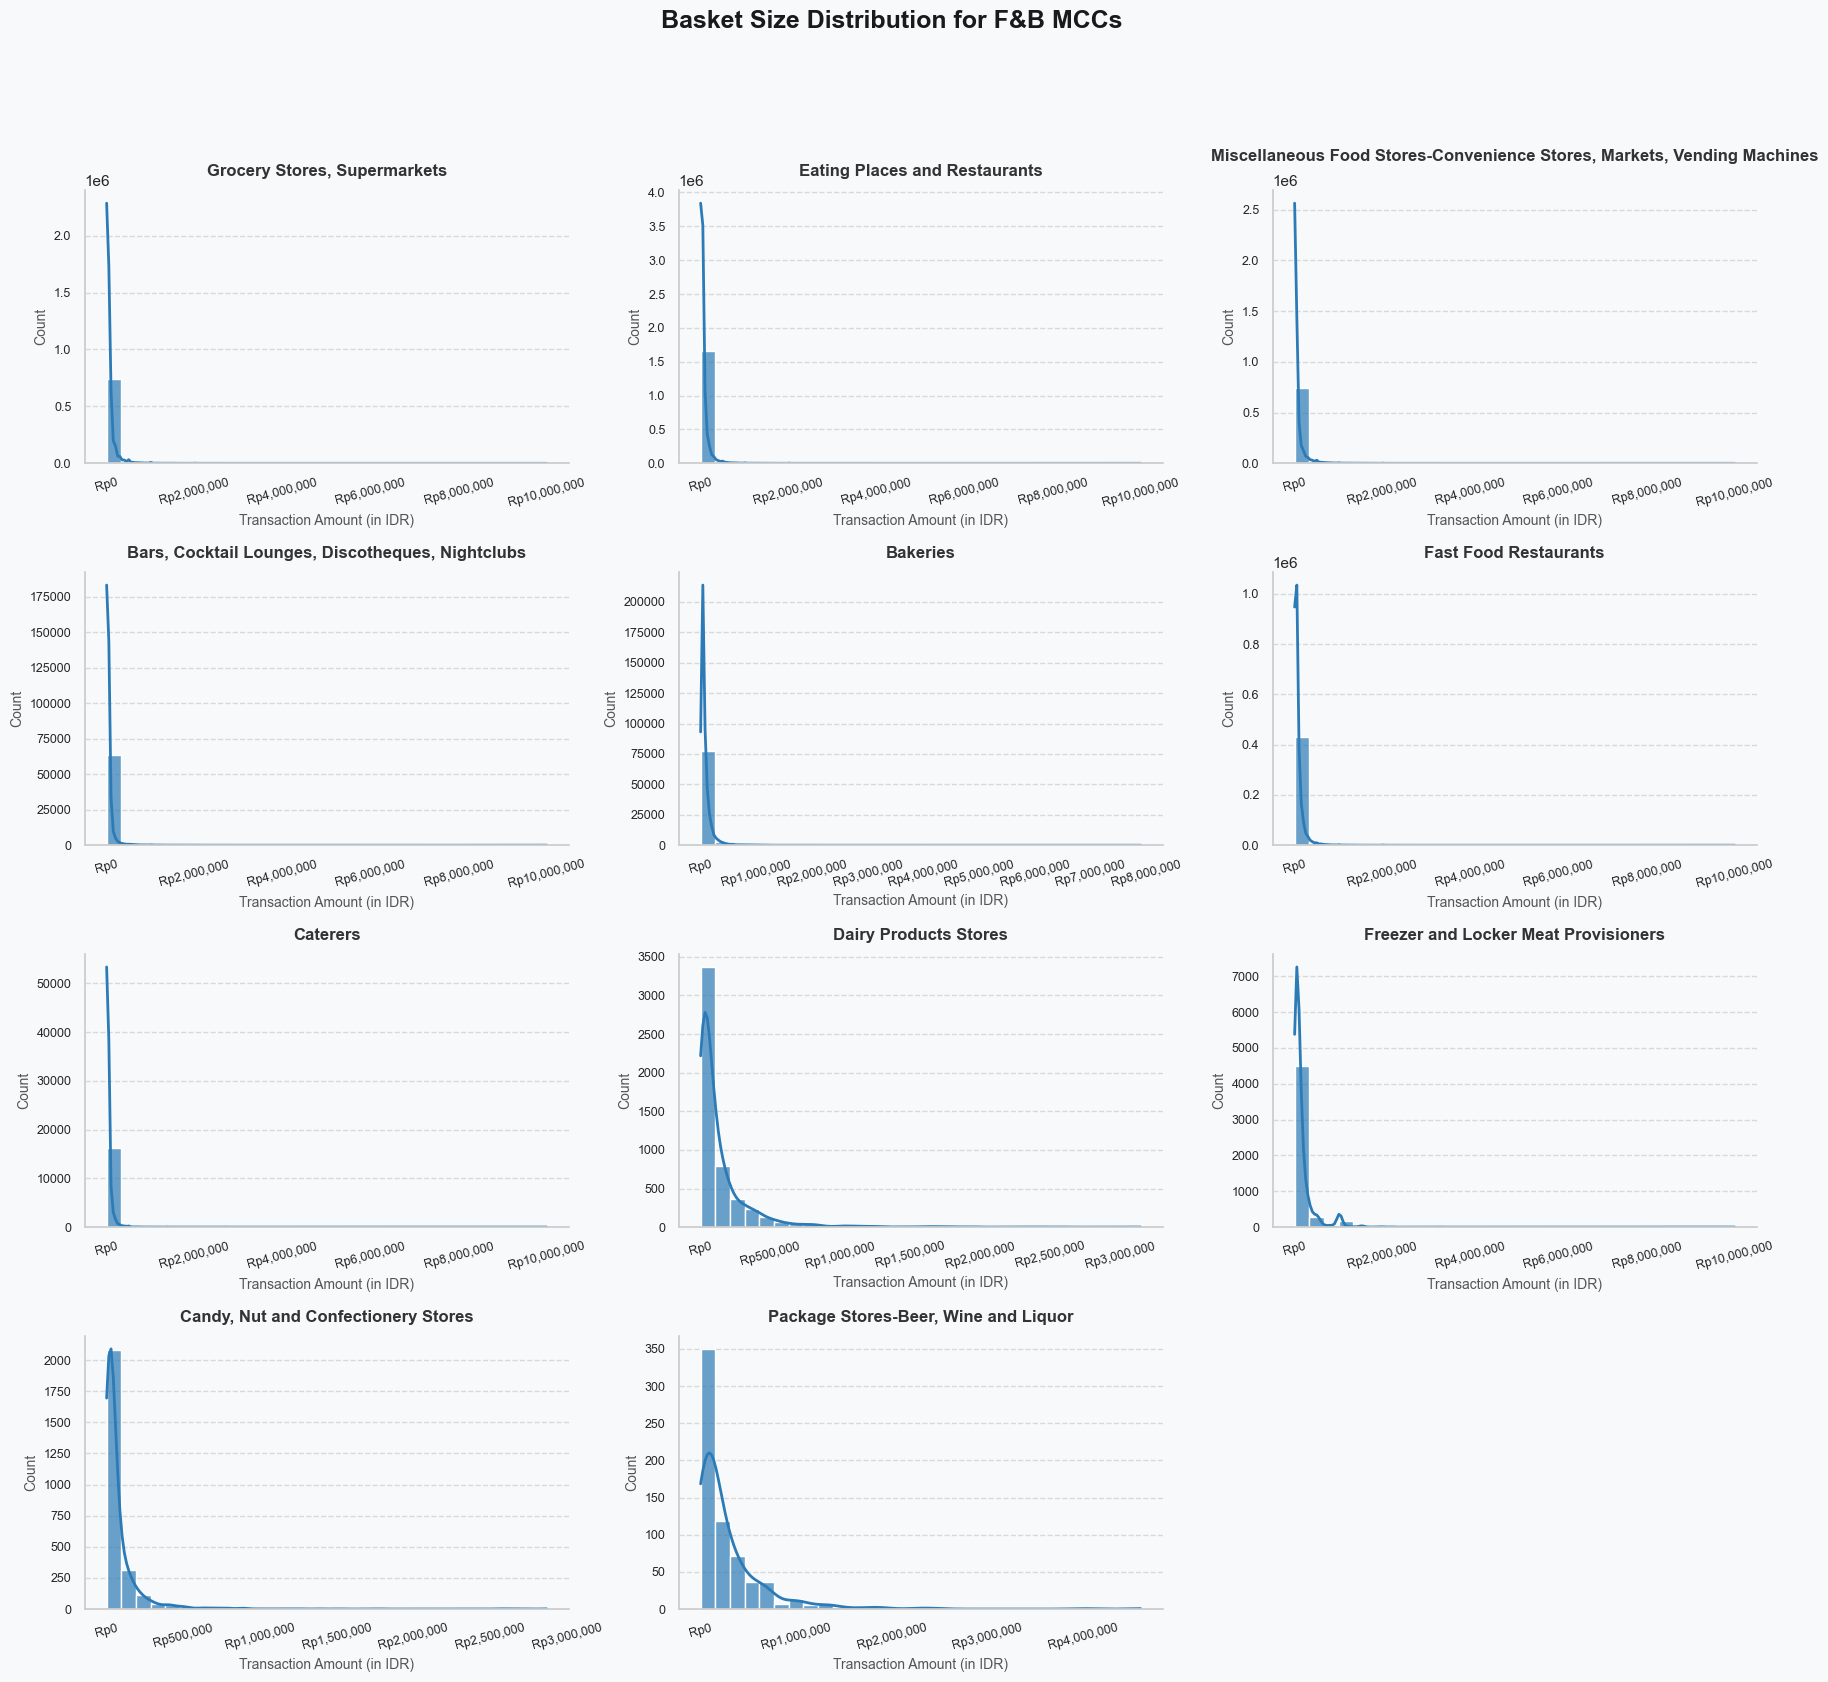
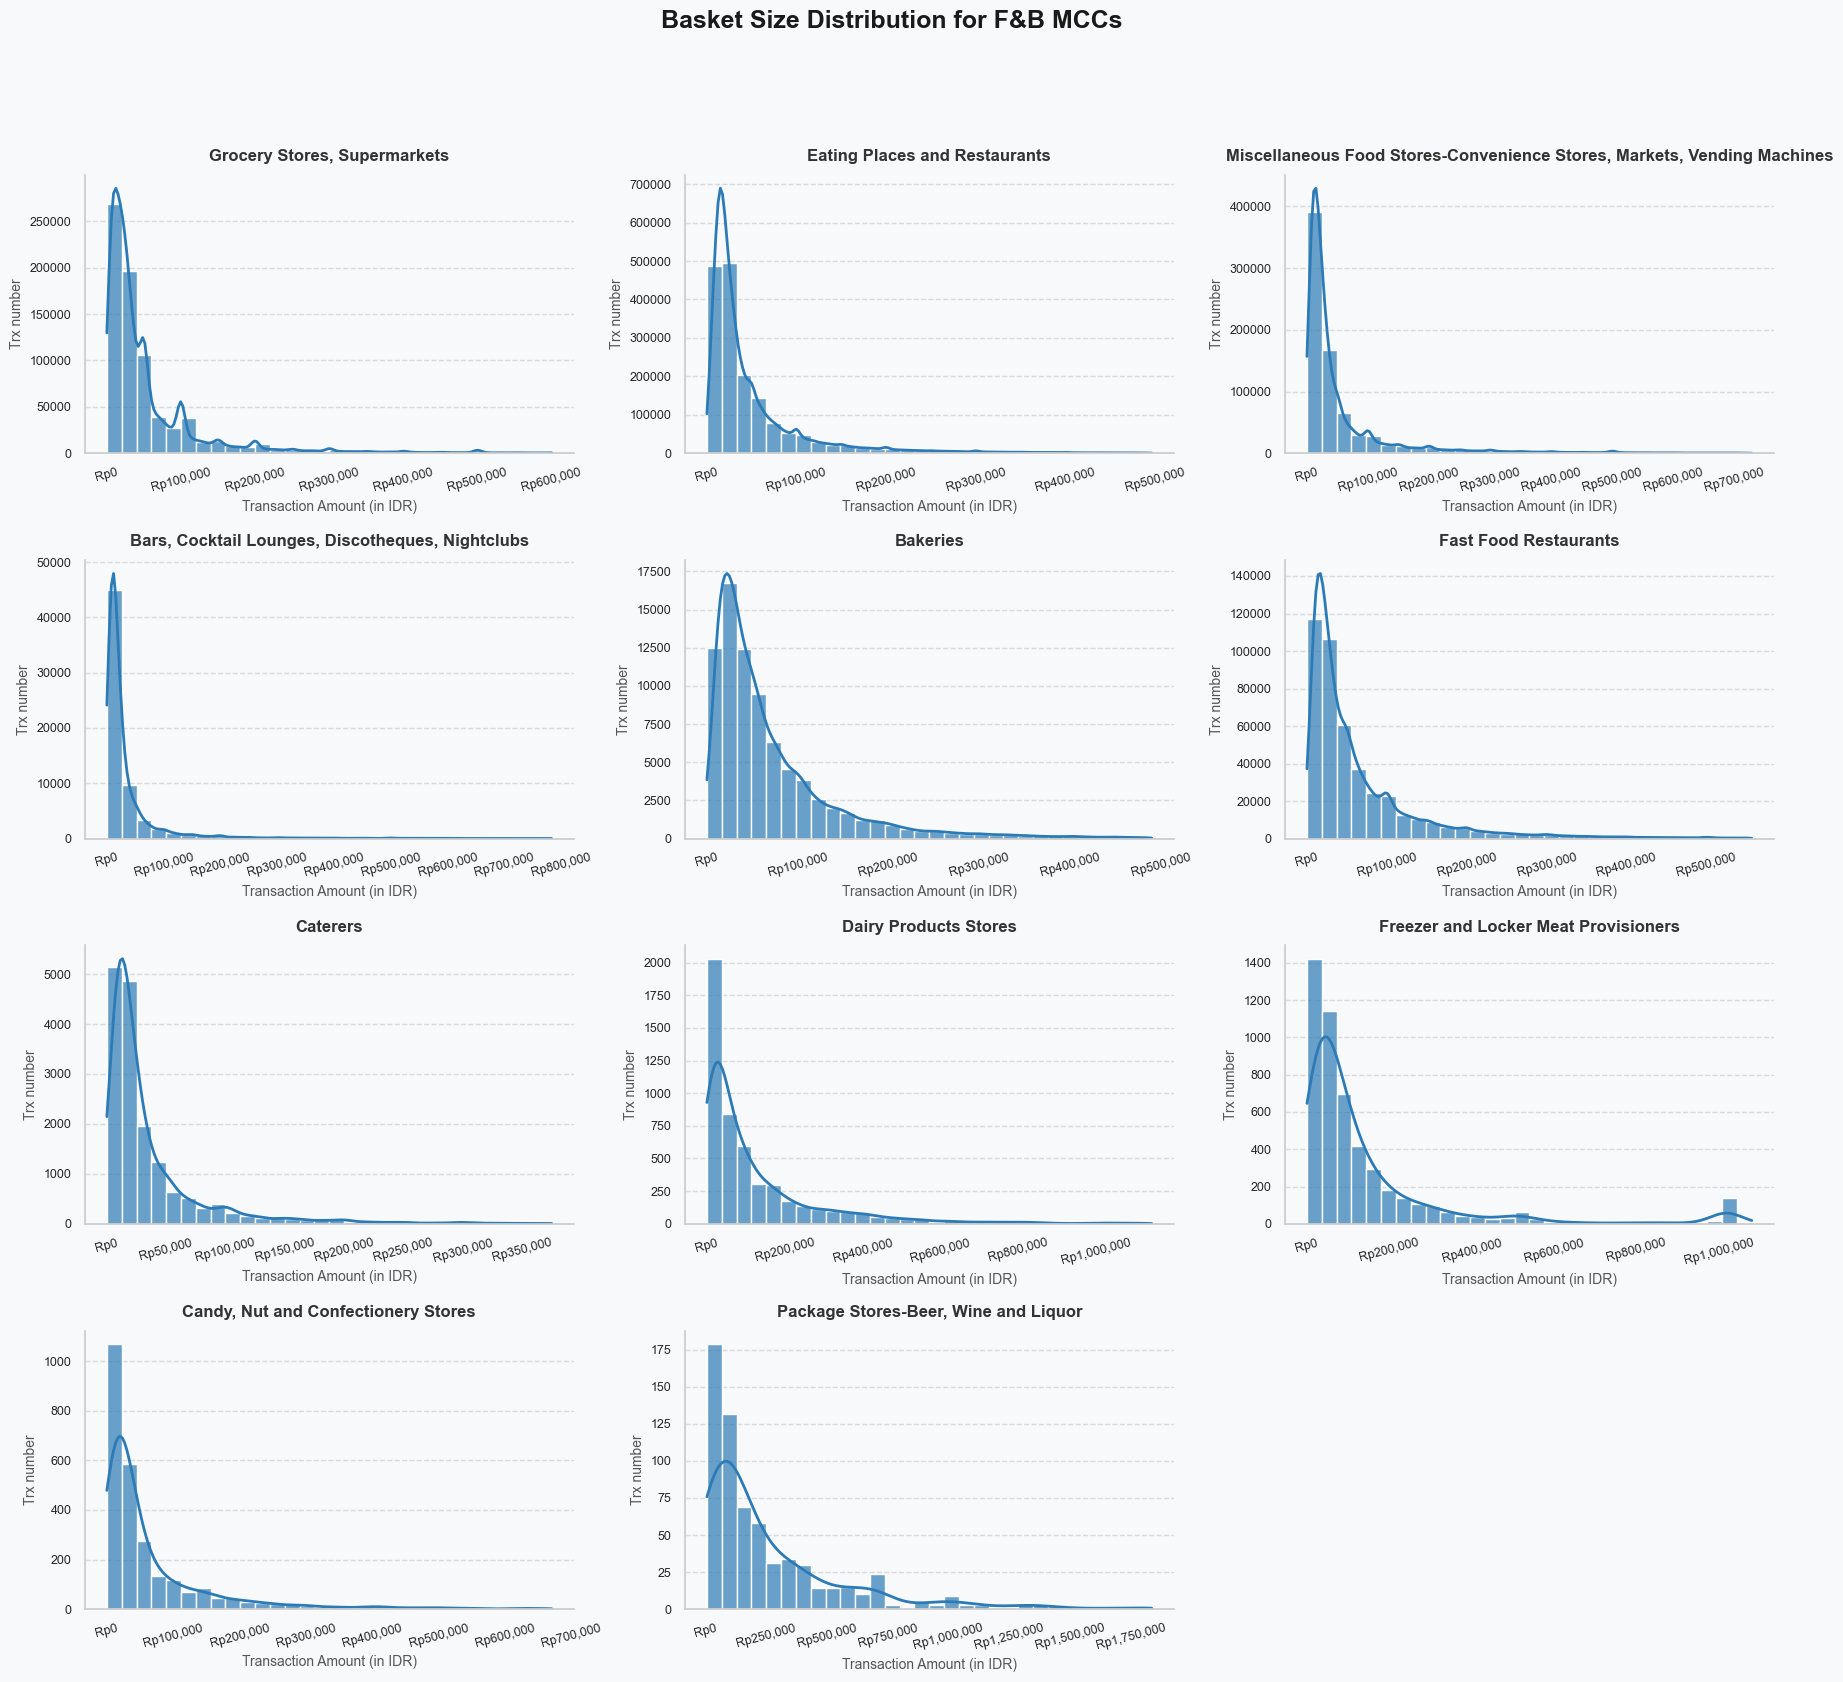
Code edit (unified diff) that turned the first committed figure into the second:
--- before
+++ after
@@ -4,6 +4,9 @@
 sns.set_theme(style="whitegrid", rc={"axes.facecolor": "#F8F9FA", "figure.facecolor": "#F8F9FA"})
 
+q99 = df.groupby('mcc_description')['amount'].transform(lambda x: x.quantile(0.99))
+df_subset = df[df['amount'] <= q99]
+
 g = sns.FacetGrid(
-    df, 
+    df_subset, 
     col="mcc_description", 
     col_wrap=3, 
@@ -29,5 +32,5 @@
     ax.set_title(title, fontsize=12, fontweight='bold', color="#333333", pad=10)
     ax.set_xlabel("Transaction Amount (in IDR)", fontsize=10, color="#555555")
-    ax.set_ylabel("Count", fontsize=10, color="#555555")
+    ax.set_ylabel("Trx number", fontsize=10, color="#555555")
     ax.tick_params(axis='x', rotation=15, labelsize=9)
     ax.tick_params(axis='y', labelsize=9)

Commit: axis update